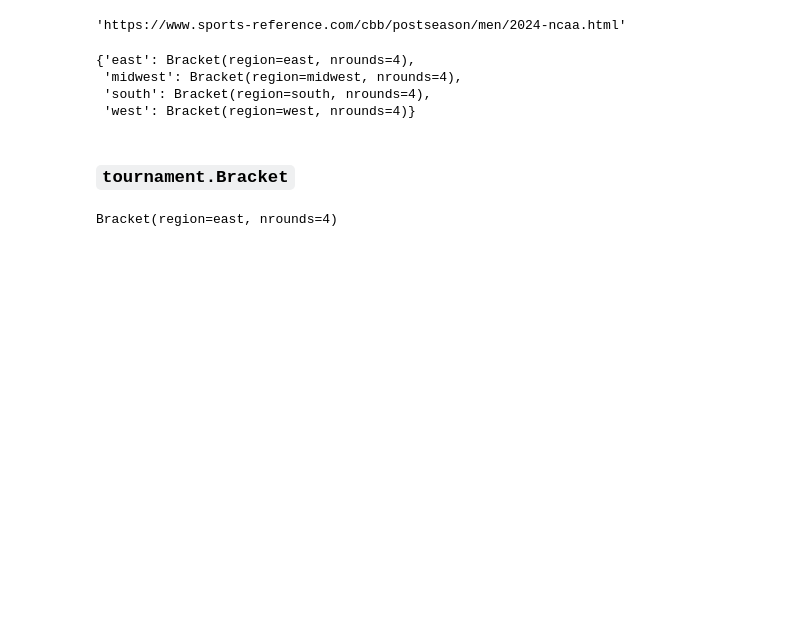
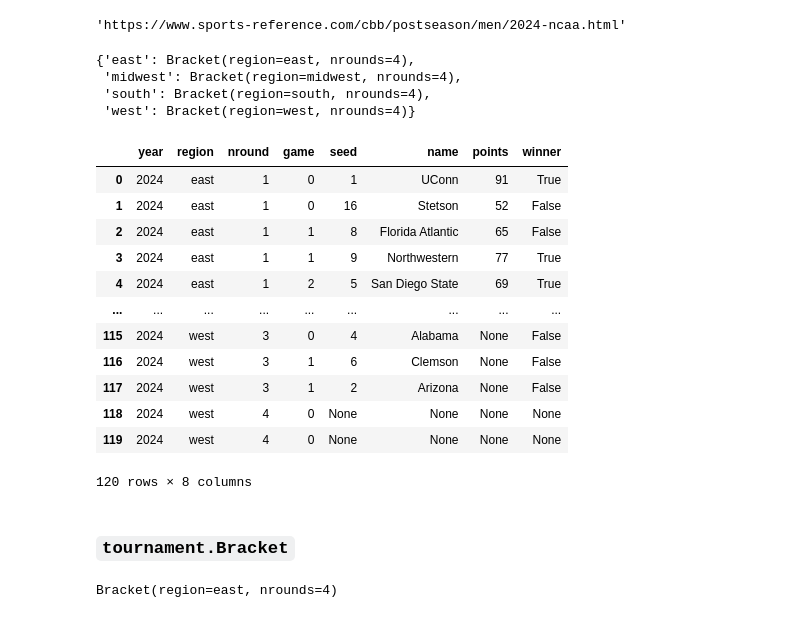
Before and after one commit to JacobLee23/sports-reference, a Jupyter notebook: notebooks/cbb/postseason.ipynb, the cells around one changed output. Drawn from its saved outputs; the diff is of its cells as text; code cells hidden in the pictures; blank space fills up the shorter version.

```diff
--- a/notebooks/cbb/postseason.ipynb
+++ b/notebooks/cbb/postseason.ipynb
@@ -40,6 +40,22 @@ tournament.brackets
  'midwest': Bracket(region=midwest, nrounds=4),
  'south': Bracket(region=south, nrounds=4),
  'west': Bracket(region=west, nrounds=4)}
+# %%
+tournament.dataframe()
+# %% [output]
+|  | year | region | nround | game | seed | name | points | winner |
+| 0 | 2024 | east | 1 | 0 | 1 | UConn | 91 | True |
+| 1 | 2024 | east | 1 | 0 | 16 | Stetson | 52 | False |
+| 2 | 2024 | east | 1 | 1 | 8 | Florida Atlantic | 65 | False |
+| 3 | 2024 | east | 1 | 1 | 9 | Northwestern | 77 | True |
+| 4 | 2024 | east | 1 | 2 | 5 | San Diego State | 69 | True |
+| ... | ... | ... | ... | ... | ... | ... | ... | ... |
+| 115 | 2024 | west | 3 | 0 | 4 | Alabama | None | False |
+| 116 | 2024 | west | 3 | 1 | 6 | Clemson | None | False |
+| 117 | 2024 | west | 3 | 1 | 2 | Arizona | None | False |
+| 118 | 2024 | west | 4 | 0 | None | None | None | None |
+| 119 | 2024 | west | 4 | 0 | None | None | None | None |
+120 rows × 8 columns
 # %% [markdown]
 ### `tournament.Bracket`
 # %%
```
Also changed, not shown: parts of 4 cells of this notebook, 1 other file.
